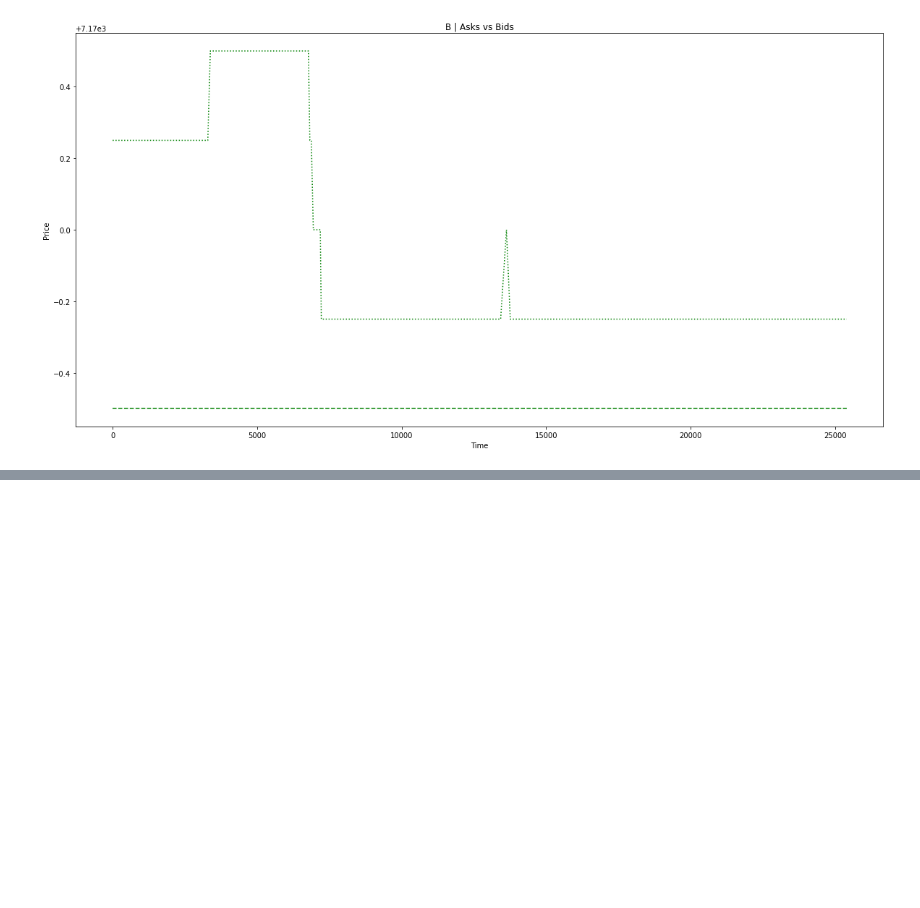
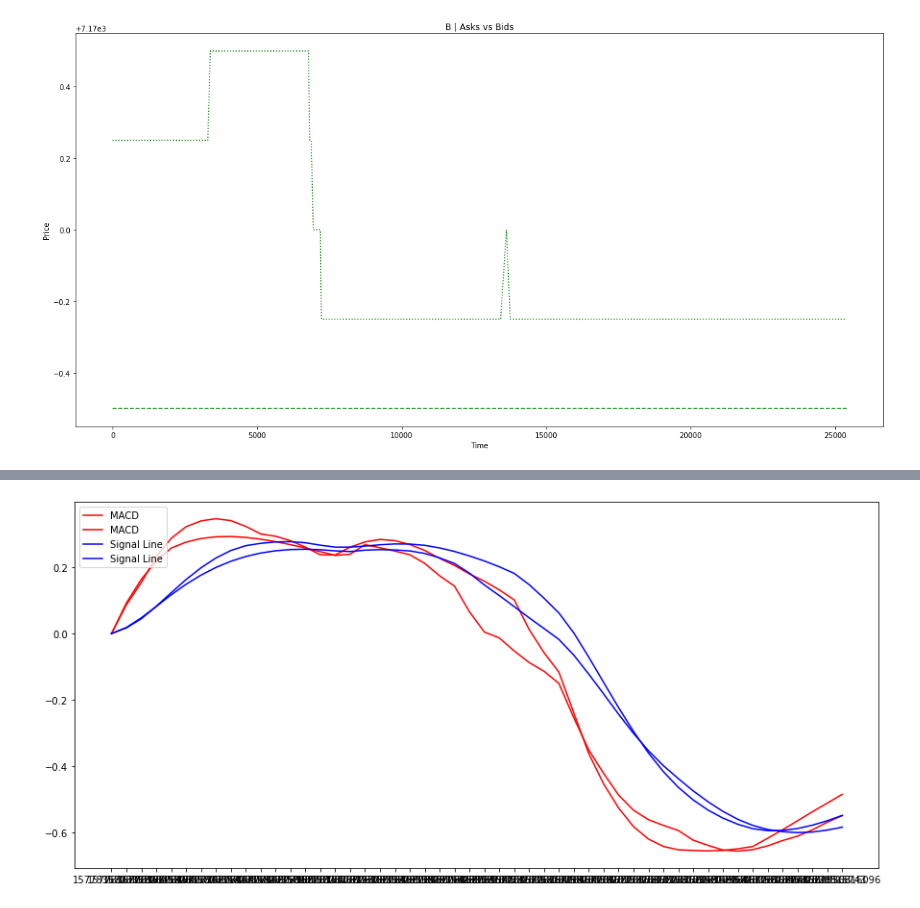
Before and after one commit to giladbarnea/scratches, a Jupyter notebook: efficient-frontier/home-task/algo-home-task/efficient_frontier_scratch.ipynb, the cells around one changed output, grey strips where cells are left out. Drawn from its saved outputs; the diff is of its cells as text; code cells hidden in the pictures; blank space fills up the shorter version.

Commit message:
efficient_frontier supposedly calculated moving avg

```diff
--- a/efficient-frontier/home-task/algo-home-task/efficient_frontier_scratch.ipynb
+++ b/efficient-frontier/home-task/algo-home-task/efficient_frontier_scratch.ipynb
@@ -239,0 +233,3 @@ plt.plot(assetA, assetB)
+# %%
+# short term exponential moving average
+short_ema = assetA.ewm(span=12,adjust=False).mean()
@@ -239,0 +254,3 @@ plt.plot(assetA, assetB)
+# %%
+# long term exponential moving average
+long_ema = assetA.ewm(span=26,adjust=False).mean()
@@ -239,0 +275,3 @@ plt.plot(assetA, assetB)
+# %%
+#MACD line
+macd = short_ema - long_ema
@@ -239,0 +296,3 @@ plt.plot(assetA, assetB)
+# %%
+# signal line
+signal = macd.ewm(span=9, adjust=False).mean()
@@ -239,0 +317,9 @@ plt.plot(assetA, assetB)
+# %%
+# plot
+plt.figure(figsize=(15,7))
+plt.plot(df.index, macd, label = 'MACD', color='red')
+plt.plot(df.index, signal, label = 'Signal Line', color='blue')
+plt.legend(loc='upper left')
+plt.show()
+# %% [output]
+[figure, added]
```
Also changed, not shown: parts of 12 cells of this notebook, 1 other file.
